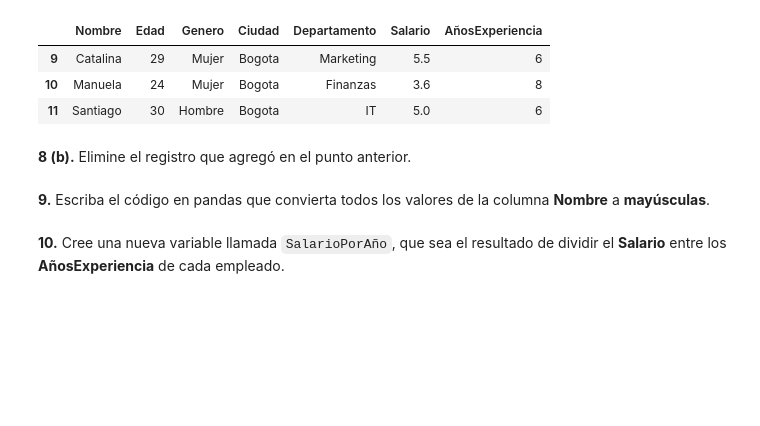
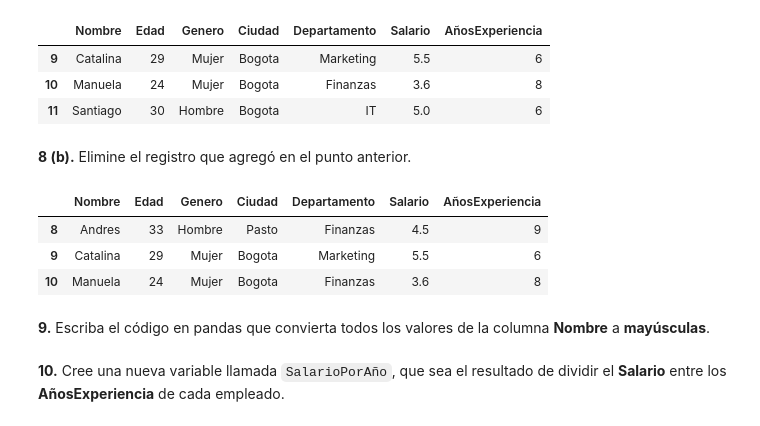
Before and after one commit to arleyfernandotorresgalindo/aprendiendo_git_hub, a Jupyter notebook: Taller_Preparcial_Seccion3_Pandas.ipynb, the cells around one changed output. Drawn from its saved outputs; the diff is of its cells as text; code cells hidden in the pictures; blank space fills up the shorter version.

```diff
--- a/Taller_Preparcial_Seccion3_Pandas.ipynb
+++ b/Taller_Preparcial_Seccion3_Pandas.ipynb
@@ -272,6 +272,13 @@ df.tail(3)
 **8 (b).** Elimine el registro que agregó en el punto anterior.
 # %%
 # Escriba aquí su código
+df = df.drop(index=df.index[-1])
+df.tail(3)
+# %% [output]
+|  | Nombre | Edad | Genero | Ciudad | Departamento | Salario | AñosExperiencia |
+| 8 | Andres | 33 | Hombre | Pasto | Finanzas | 4.5 | 9 |
+| 9 | Catalina | 29 | Mujer | Bogota | Marketing | 5.5 | 6 |
+| 10 | Manuela | 24 | Mujer | Bogota | Finanzas | 3.6 | 8 |
 # %% [markdown]
 **9.** Escriba el código en pandas que convierta todos los valores de la columna **Nombre** a **mayúsculas**.
 # %%
```
